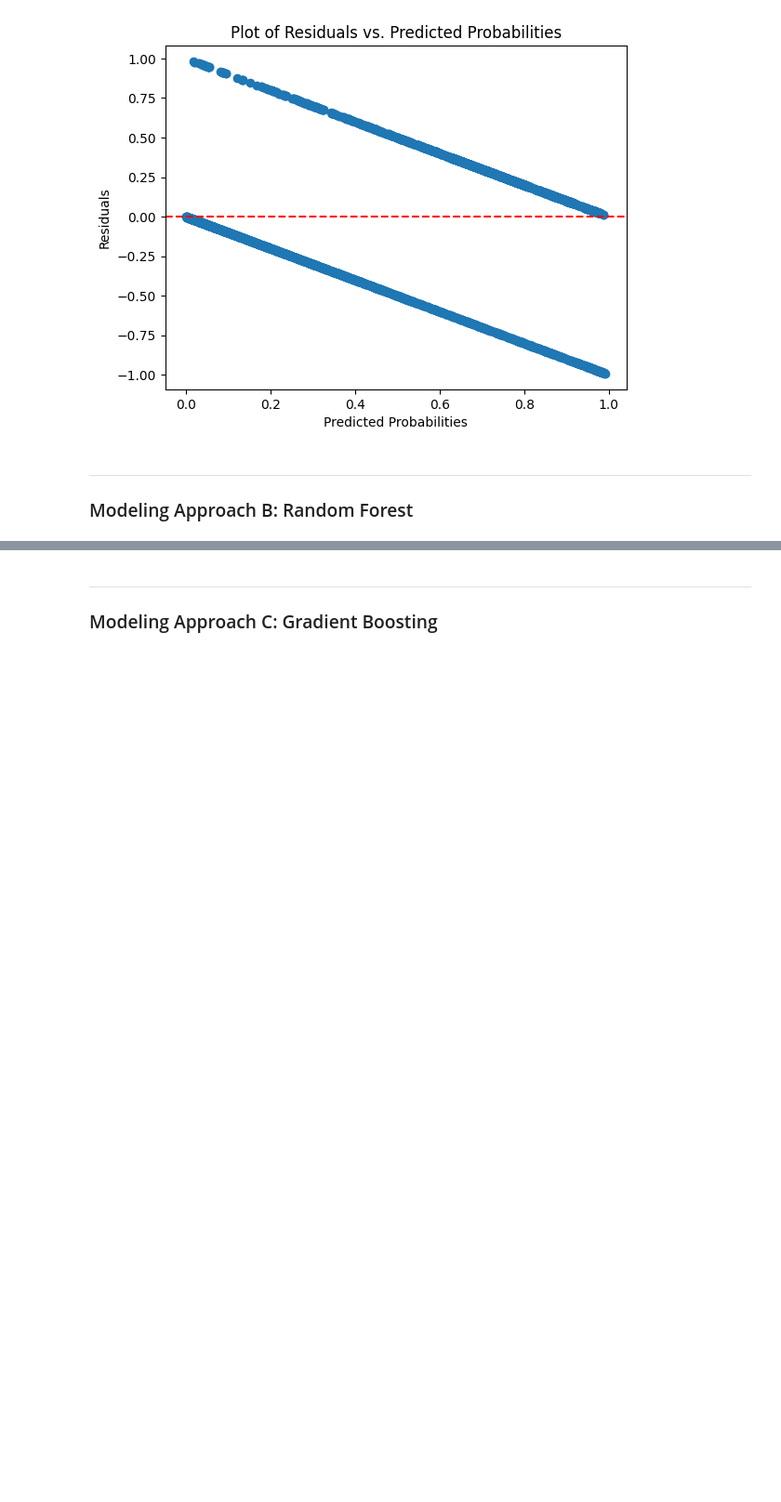
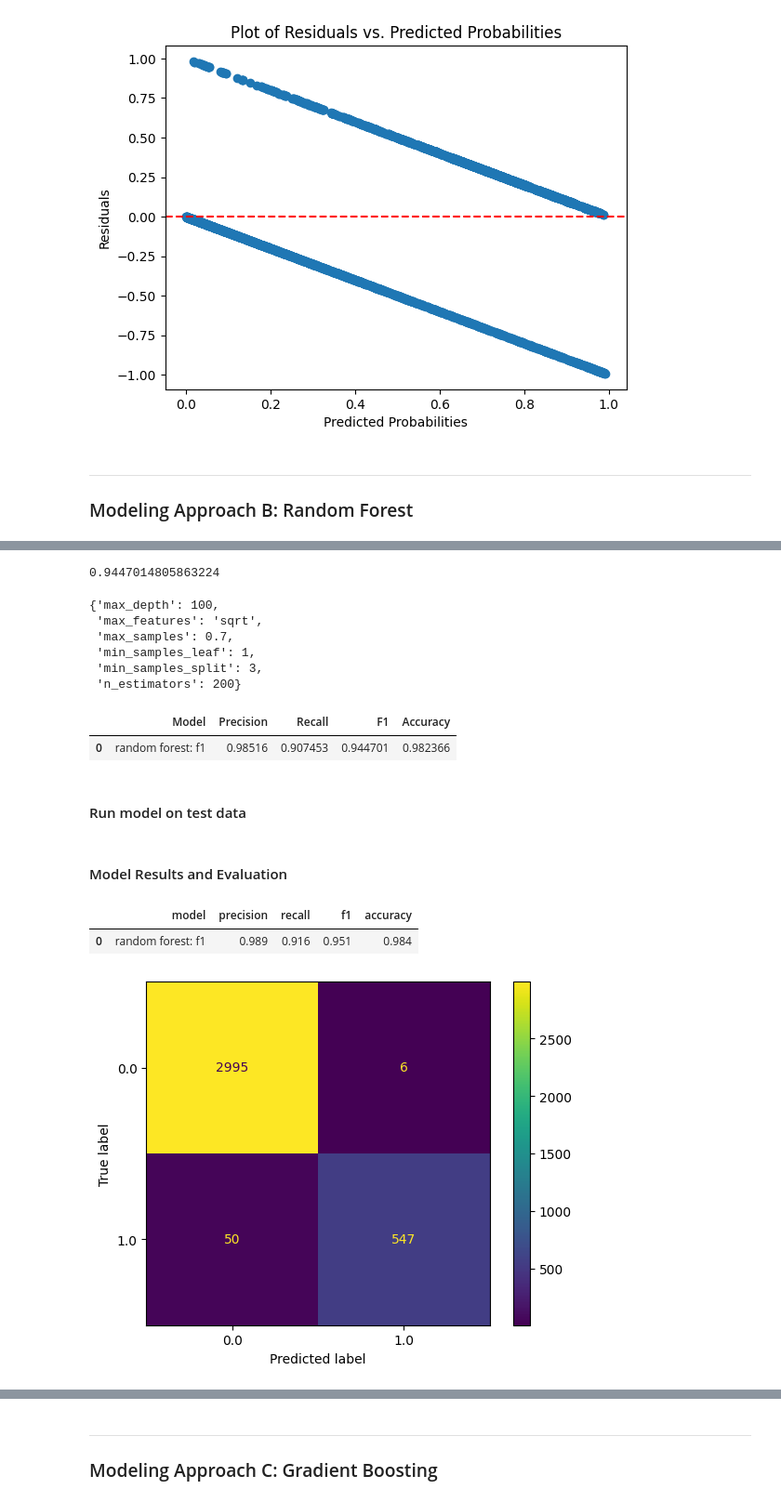
Before and after one commit to CoenMeintjes/predicting_employee_churn_salifort_motors, a Jupyter notebook: project_notebook.ipynb, the cells around one changed output, grey strips where cells are left out. Shown at 93% size. Saved outputs shown, nothing was run; the diff lists cells and outputs as text; code cells hidden in the pictures; blank space fills up the shorter version.

Commit message:
Random forest model added to project

```diff
--- a/project_notebook.ipynb
+++ b/project_notebook.ipynb
@@ -923,0 +986,3 @@ plt.show()
+# %%
+# Define a path to the folder where you want to save the model
+path = 'model_files/'
@@ -923,0 +998,9 @@ plt.show()
+# %%
+def read_pickle(path, saved_model_name:str):
+    '''
+    saved_model_name is a string.
+    '''
+    with open(path + saved_model_name + '.pickle', 'rb') as to_read:
+        model = pickle.load(to_read)
+
+        return model
@@ -923,0 +1108,29 @@ plt.show()
+# %%
+rf_opt = read_pickle(path, 'salifort_rf_opt')
+# %%
+# Examine best score
+rf_opt.best_score_
+# %% [output]
+0.9447014805863224
+# %%
+# Examine best parameters
+rf_opt.best_params_
+# %% [output]
+{'max_depth': 100,
+ 'max_features': 'sqrt',
+ 'max_samples': 0.7,
+ 'min_samples_leaf': 1,
+ 'min_samples_split': 3,
+ 'n_estimators': 200}
+# %%
+# Call 'make_results()' on the GridSearch object
+results = make_results('random forest: f1', rf_opt, 'f1')
+results
+# %% [output]
+|  | Model | Precision | Recall | F1 | Accuracy |
+| 0 | random forest: f1 | 0.98516 | 0.907453 | 0.944701 | 0.982366 |
+# %% [markdown]
+#### Run model on test data
+# %%
+# Get scores on test data
+preds = rf_opt.best_estimator_.predict(X_test)
@@ -923,0 +1163,19 @@ plt.show()
+# %% [markdown]
+#### Model Results and Evaluation
+# %%
+# Get scores on test data
+rf_opt_test_scores = get_test_scores('random forest: f1', preds, y_test)
+rf_opt_test_scores
+# %% [output]
+|  | model | precision | recall | f1 | accuracy |
+| 0 | random forest: f1 | 0.989 | 0.916 | 0.951 | 0.984 |
+# %%
+# Generate array of values for confusion matrix
+cm = confusion_matrix(y_test, preds, labels= rf_opt.classes_)
+
+# Plot confusion matrix
+disp = ConfusionMatrixDisplay(confusion_matrix=cm, display_labels= rf_opt.classes_)
+
+disp.plot();
+# %% [output]
+[figure, added]
```
Also changed, not shown: parts of 23 cells of this notebook.
